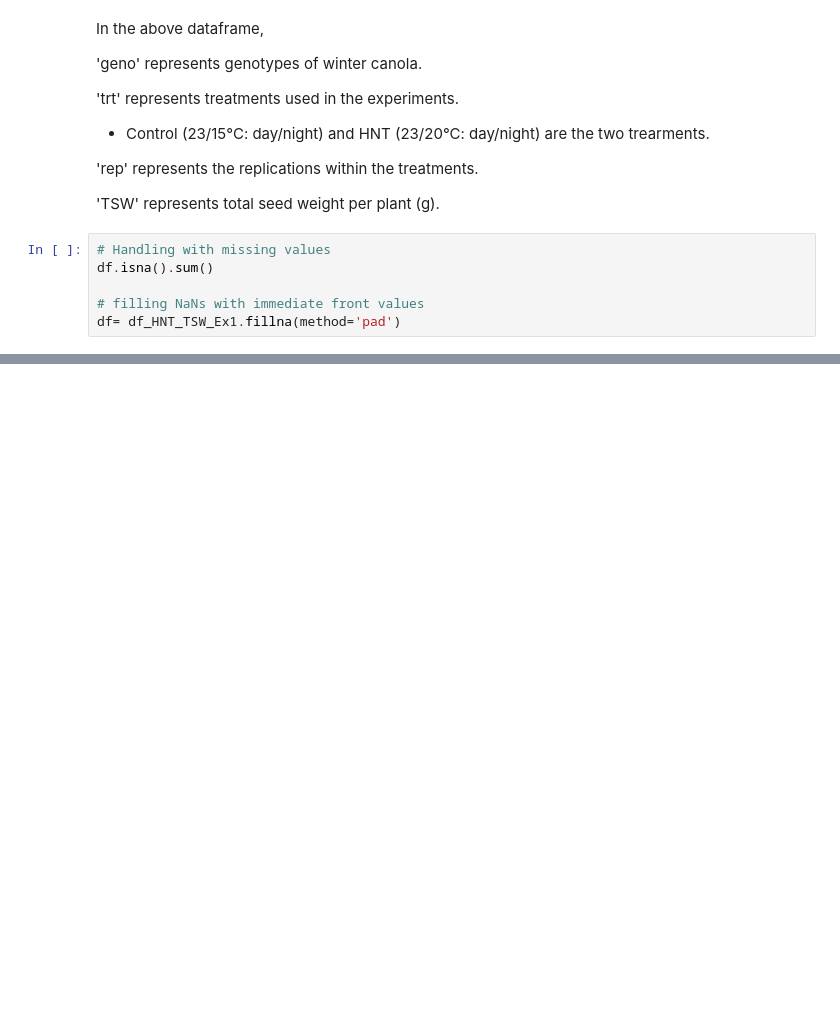
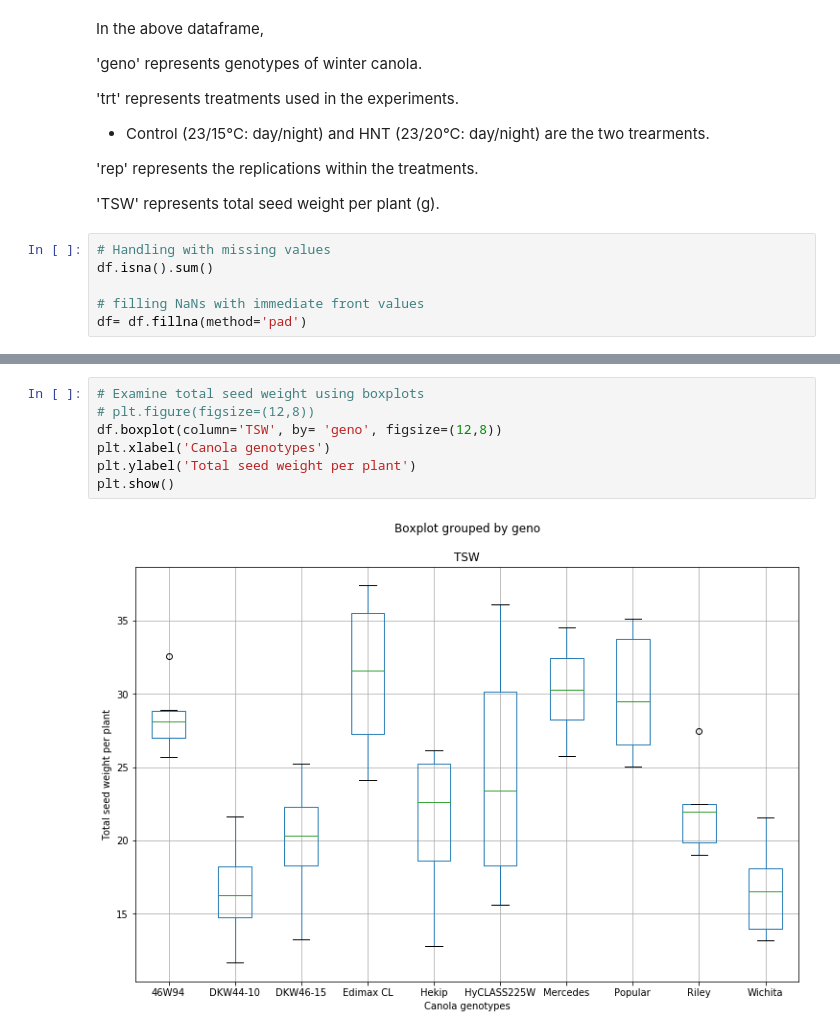
Before and after one commit to pokharelmeg/Semester-Project, a Jupyter notebook: heat_index_calculation.ipynb, the cells around one changed output, grey strips where cells are left out. Saved outputs shown, nothing was run; the diff lists cells and outputs as text; blank space fills up the shorter version.

```diff
--- a/heat_index_calculation.ipynb
+++ b/heat_index_calculation.ipynb
@@ -46,4 +50,4 @@ In the above dataframe,
 df.isna().sum()
 
 # filling NaNs with immediate front values
-df= df_HNT_TSW_Ex1.fillna(method='pad')
+df= df.fillna(method='pad')
@@ -81,0 +146,9 @@ dtype: float64
+# %%
+# Examine total seed weight using boxplots
+# plt.figure(figsize=(12,8))
+df.boxplot(column='TSW', by= 'geno', figsize=(12,8))
+plt.xlabel('Canola genotypes')
+plt.ylabel('Total seed weight per plant')
+plt.show()
+# %% [output]
+[figure, added]
```
Also changed, not shown: parts of 14 cells of this notebook, 2 other files.
